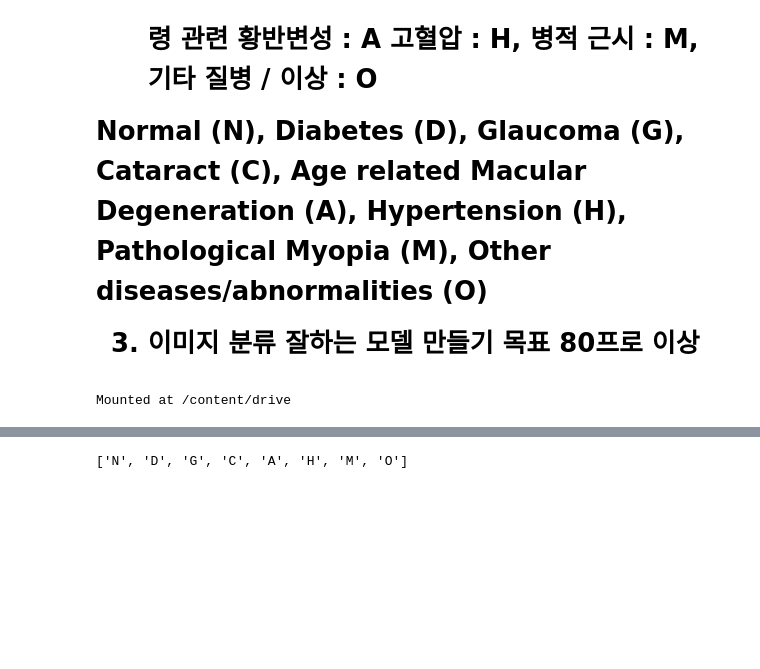
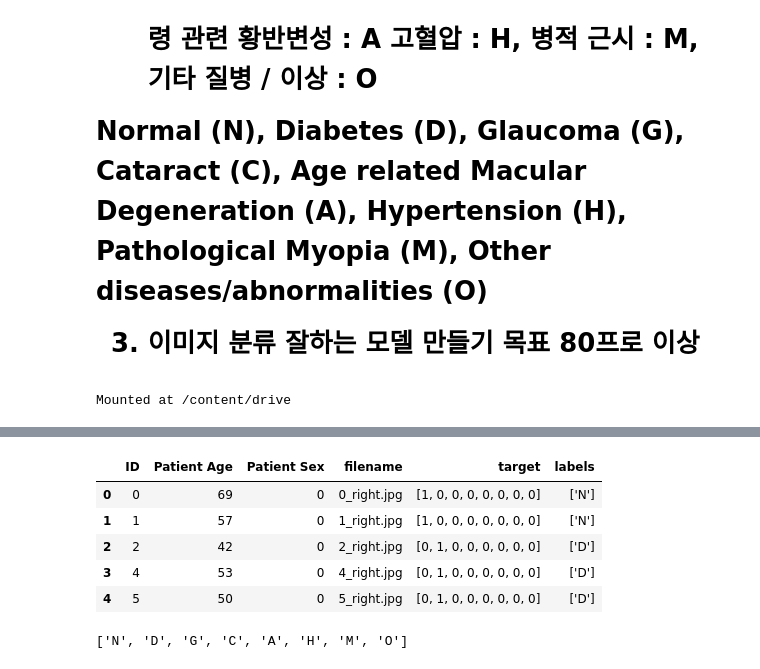
Before and after one commit to sanha-hwang/ocular_disease, a Jupyter notebook: ocular_disease.ipynb, the cells around one changed output, grey strips where cells are left out. Saved outputs shown, nothing was run; the diff lists cells and outputs as text; code cells hidden in the pictures; blank space fills up the shorter version.

```diff
--- a/ocular_disease.ipynb
+++ b/ocular_disease.ipynb
@@ -46,3 +72,12 @@ target_info = ['N','D', 'G', 'C', 'A', 'H', 'M', 'O']
+# %%
+pre_data.head()
+# %% [output]
+|  | ID | Patient Age | Patient Sex | filename | target | labels |
+| 0 | 0 | 69 | 0 | 0_right.jpg | [1, 0, 0, 0, 0, 0, 0, 0] | ['N'] |
+| 1 | 1 | 57 | 0 | 1_right.jpg | [1, 0, 0, 0, 0, 0, 0, 0] | ['N'] |
+| 2 | 2 | 42 | 0 | 2_right.jpg | [0, 1, 0, 0, 0, 0, 0, 0] | ['D'] |
+| 3 | 4 | 53 | 0 | 4_right.jpg | [0, 1, 0, 0, 0, 0, 0, 0] | ['D'] |
+| 4 | 5 | 50 | 0 | 5_right.jpg | [0, 1, 0, 0, 0, 0, 0, 0] | ['D'] |
 # %%
 # male : 0, female : 1
 def gender(text):
```
Also changed, not shown: parts of 7 cells of this notebook.
